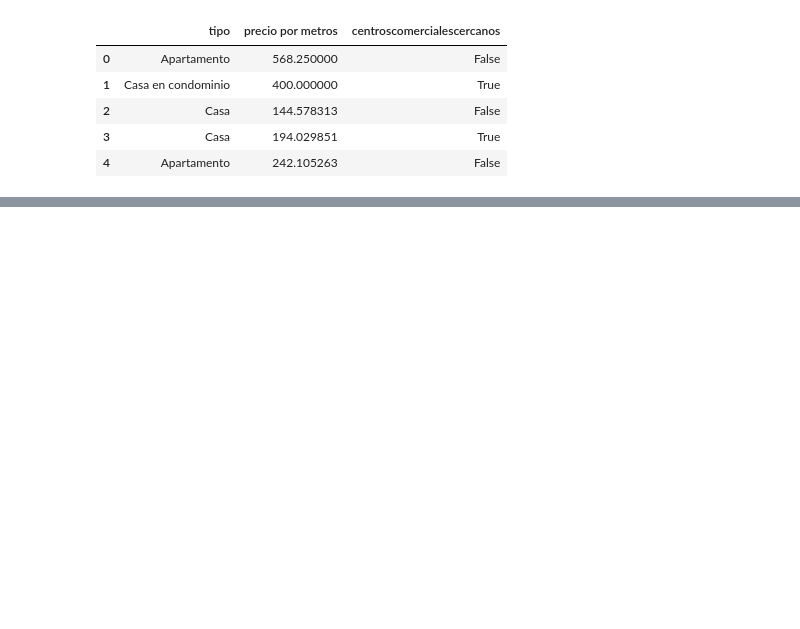
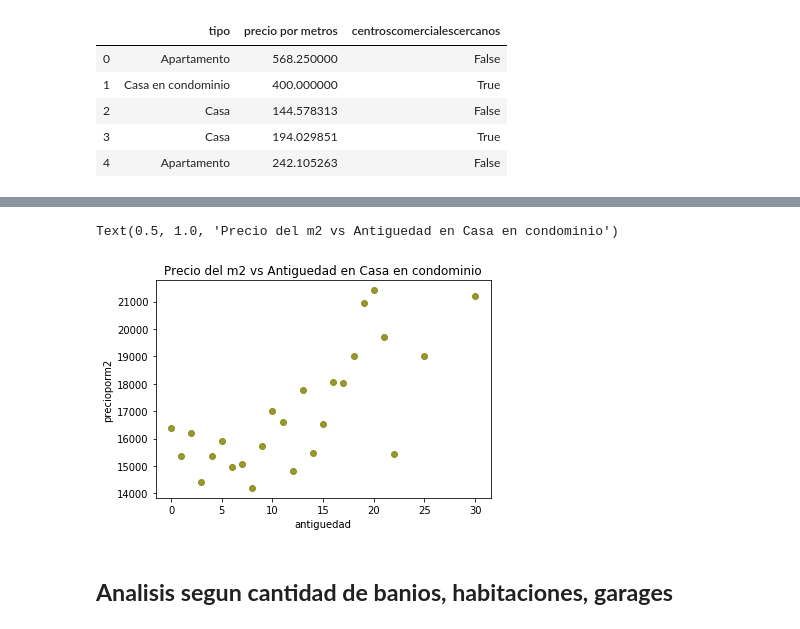
Before and after one commit to taielc/Fiuba_Datos_TP1, a Jupyter notebook: nb_principal.ipynb, the cells around one changed output, grey strips where cells are left out. Drawn from its saved outputs; the diff is of its cells as text; code cells hidden in the pictures; blank space fills up the shorter version.

```diff
--- a/nb_principal.ipynb
+++ b/nb_principal.ipynb
@@ -407,0 +474,8 @@ g.set_xticklabels(g.get_xticklabels(),rotation=0)
+# %%
+sns.regplot(x=preciom2_segun_antiguedad_casa_condo["antiguedad"], y=preciom2_segun_antiguedad_casa_condo["precioporm2"], fit_reg = False, color = 'olive')\
+                            .set_title("Precio del m2 vs Antiguedad en Casa en condominio")
+# %% [output]
+Text(0.5, 1.0, 'Precio del m2 vs Antiguedad en Casa en condominio')
+[figure, added]
+# %% [markdown]
+## **Analisis segun cantidad de banios, habitaciones, garages**
```
Also changed, not shown: parts of 43 cells of this notebook, 3 other files.
